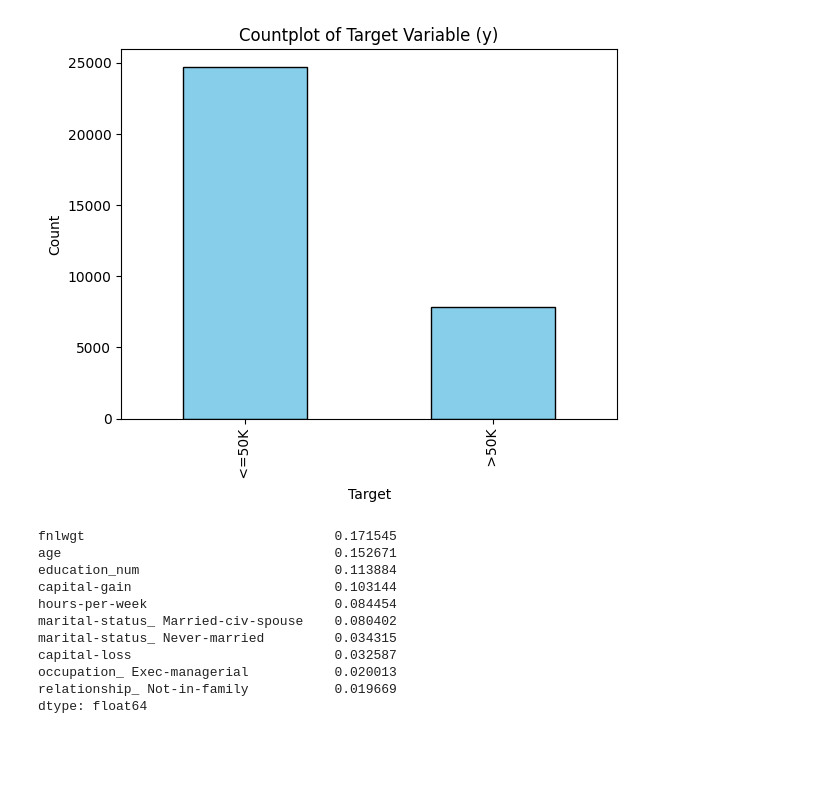
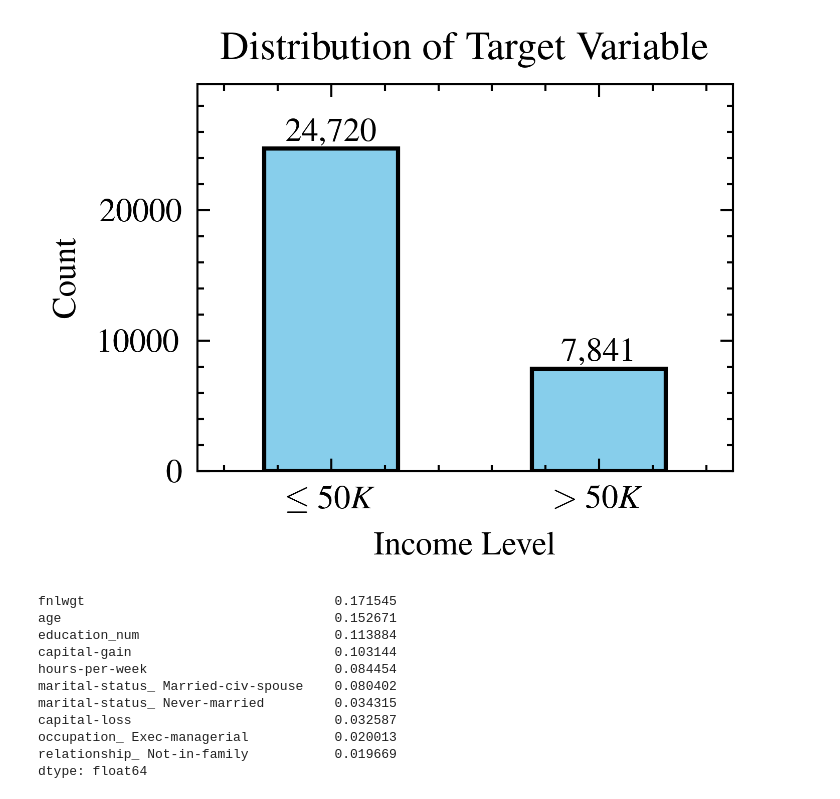
Before and after one commit to pavonism/zmum-xai, a Jupyter notebook: scripts/SP_EDA.ipynb, the cells around one changed output. Cells and saved outputs as stored; diff of their text form; code cells hidden in the pictures; blank space fills up the shorter version.

Commit message:
Add scienceplots for the report

```diff
--- a/scripts/SP_EDA.ipynb
+++ b/scripts/SP_EDA.ipynb
@@ -2,18 +2,34 @@
 from sklearn.ensemble import RandomForestClassifier
 import matplotlib.pyplot as plt
 import pandas as pd
+import scienceplots
 
 from src.data import load_dataset
 
+plt.style.use(['science', 'ieee'])
+
 X, y = load_dataset()
 # %%
-y.value_counts().plot(kind='bar', color='skyblue', edgecolor='black')
-plt.title('Countplot of Target Variable (y)')
-plt.xlabel('Target')
+plt.figure(figsize=(2.5, 2))
+ax = y.value_counts().plot(kind='bar', color='skyblue', edgecolor='black')
+plt.title('Distribution of Target Variable')
+plt.xlabel('Income Level')
 plt.ylabel('Count')
+
+plt.xticks(ticks=[0, 1], labels=["$\leq50K$", "$>50K$"], rotation=0)
+plt.ylim(0, y.value_counts().max() * 1.2)  # Set y-limit to give space for labels
+
+# Add value labels on top of each bar
+for p in ax.patches:
+    ax.annotate(f'{p.get_height():,}',
+                (p.get_x() + p.get_width()/2., p.get_height()),
+                ha='center', va='bottom')
+
+plt.tight_layout()
+plt.savefig('../plots/y_distribution.pdf', dpi=300)
 plt.show()
 # %% [output]
-[figure, old version]
+[figure, new version]
 # %%
 rf = RandomForestClassifier(random_state=42)
 rf.fit(X, y)
```
Also changed, not shown: parts of 4 cells of this notebook, 3 other files.
